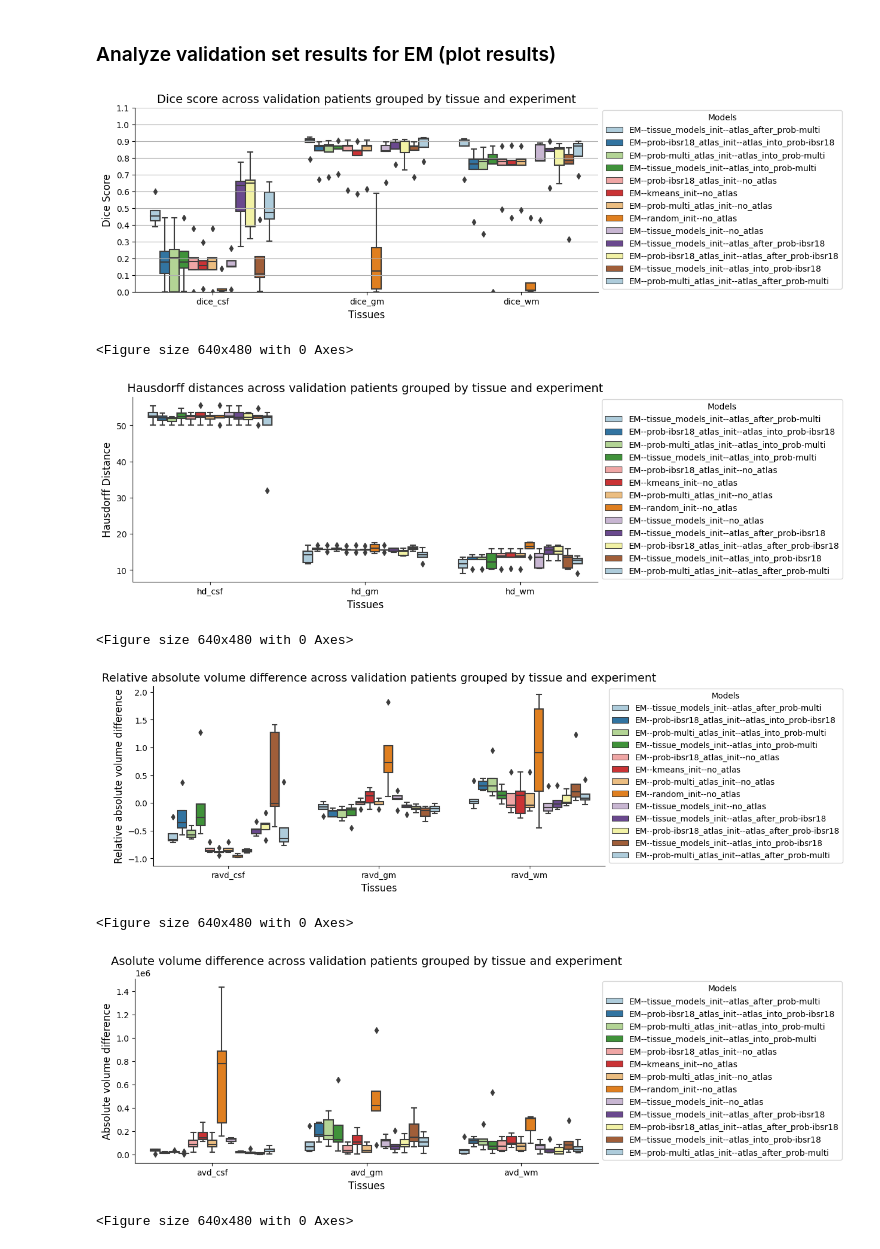
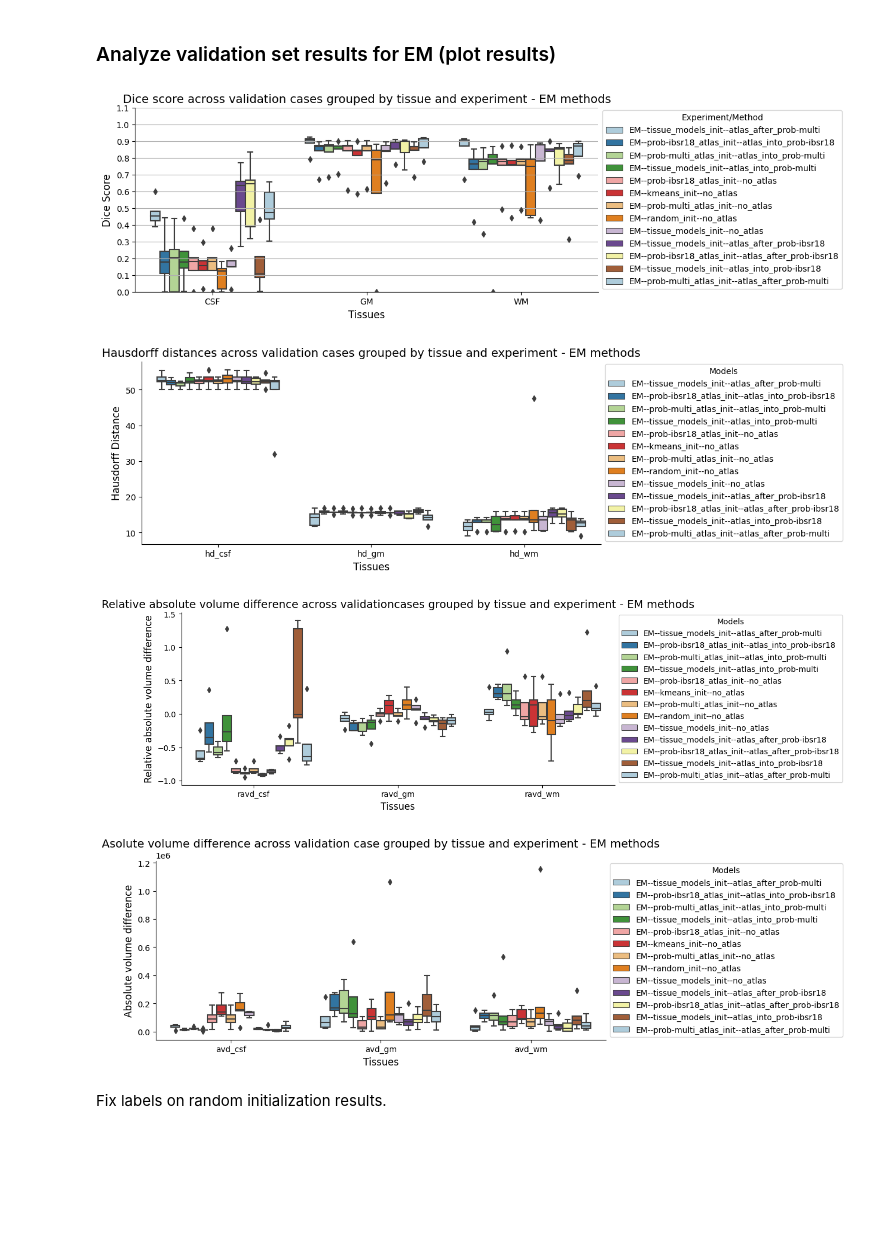
Before and after one commit to joaco18/misa_final_project, a Jupyter notebook: notebooks/result_analysis_em.ipynb, the cells around one changed output. Drawn from its saved outputs; the diff is of its cells as text; code cells hidden in the pictures; blank space fills up the shorter version.

```diff
--- a/notebooks/result_analysis_em.ipynb
+++ b/notebooks/result_analysis_em.ipynb
@@ -226,7 +224,8 @@ new_results_df.experiment_name.replace(code_exp_names, inplace=True)
 # %% [markdown]
 ### Analyze validation set results for EM (plot results)
 # %%
-# new_results_df = pd.read_csv(savepath/'complete_metrics_EM.csv', index_col=0)
+savepath = base_path / 'experiments/val_results'
+new_results_df = pd.read_csv(savepath/'complete_metrics_EM.csv', index_col=0)
 
 # Plot dice
 df = pd.melt(
@@ -234,50 +233,48 @@ df = pd.melt(
     id_vars=['experiment_name', 'algorithm', 'initialization', 'n_iters', 'time'],
     value_vars=['dice_csf', 'dice_gm', 'dice_wm'], ignore_index=False
 )
+df.variable.replace({'dice_csf': 'CSF', 'dice_gm': 'GM', 'dice_wm': 'WM'}, inplace=True)
 df.columns = ['experiment_name', 'algorithm', 'initialization', 'n_iters', 'time', 'tissue', 'dice']
-plot_dice(df, 'validation')
+plot_dice(df, 'validation', 'EM methods')
 plt.savefig(savepath/'dices_val_EM.svg', bbox_inches='tight', format='svg')
-plt.show()
-
+# plt.show()
 
 # Plot hausdorff
 df = pd.melt(
     new_results_df,
     id_vars=['experiment_name', 'algorithm', 'initialization', 'n_iters', 'time'],
     value_vars=['hd_csf', 'hd_gm', 'hd_wm'], ignore_index=False
 )
 df.columns = ['experiment_name', 'algorithm', 'initialization', 'n_iters', 'time', 'tissue', 'hausdorff']
-plot_hausorf(df, 'validation')
+plot_hausorf(df, 'validation', 'EM methods')
 plt.savefig(savepath/'hd_val_EM.svg', bbox_inches='tight', format='svg')
-plt.show()
+# plt.show()
 
 # Plot ravd
 df = pd.melt(
     new_results_df,
     id_vars=['experiment_name', 'algorithm', 'initialization', 'n_iters', 'time'],
     value_vars=['ravd_csf', 'ravd_gm', 'ravd_wm'], ignore_index=False
 )
 df.columns = ['experiment_name', 'algorithm', 'initialization', 'n_iters', 'time', 'tissue', 'ravd']
-plot_ravd(df, 'validation')
+plot_ravd(df, 'validation', 'EM methods')
 plt.savefig(savepath/'ravd_val_EM.svg', bbox_inches='tight', format='svg')
-plt.show()
+# plt.show()
 
 # Plot avd
 df = pd.melt(
     new_results_df,
     id_vars=['experiment_name', 'algorithm', 'initialization', 'n_iters', 'time'],
     value_vars=['avd_csf', 'avd_gm', 'avd_wm'], ignore_index=False
 )
 df.columns = ['experiment_name', 'algorithm', 'initialization', 'n_iters', 'time', 'tissue', 'avd']
-plot_avd(df, 'validation')
+plot_avd(df, 'validation', 'EM methods')
 plt.savefig(savepath/'avd_val_EM.svg', bbox_inches='tight', format='svg')
-plt.show()
+# plt.show()
 # %% [output]
-[figure, old version]
+[figure, new version]
-<Figure size 640x480 with 0 Axes>
-[figure, old version]
+[figure, new version]
-<Figure size 640x480 with 0 Axes>
-[figure, old version]
+[figure, new version]
-<Figure size 640x480 with 0 Axes>
-[figure, old version]
+[figure, new version]
-<Figure size 640x480 with 0 Axes>
+# %% [markdown]
+Fix labels on random initialization results.
```
Also changed, not shown: parts of 4 cells of this notebook, 2 other files.
